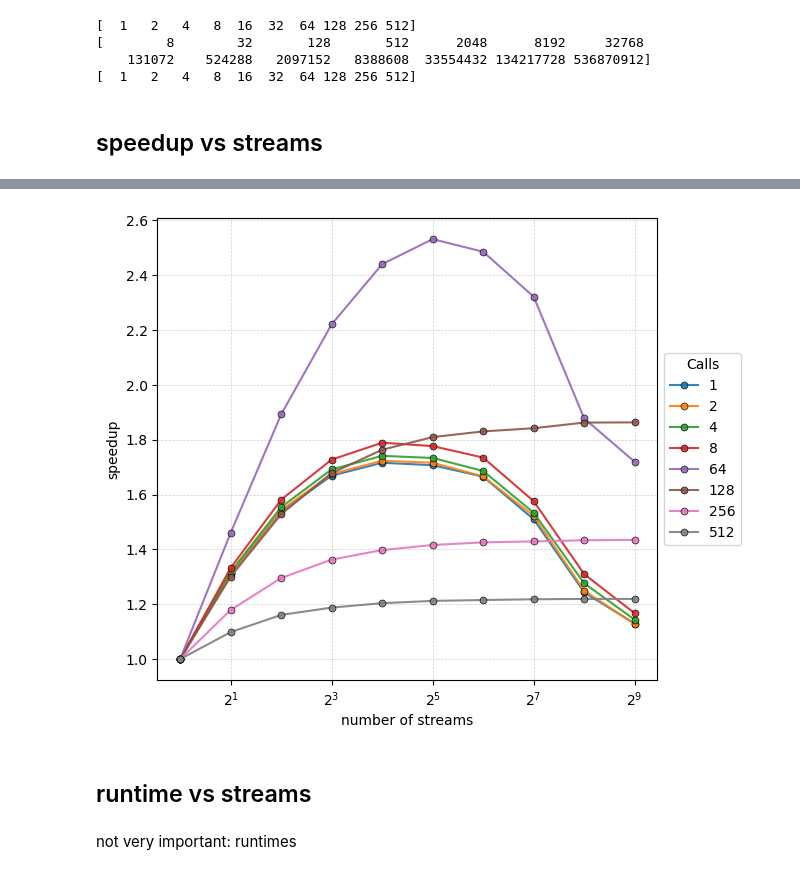
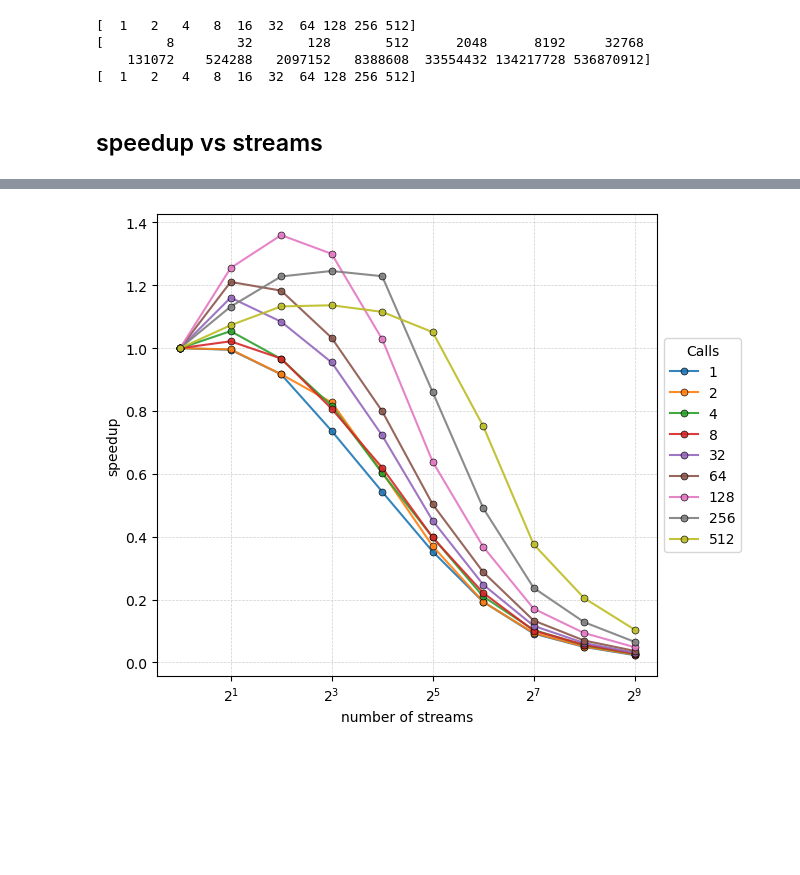
Before and after one commit to grafrap/HPC4WC-overlapping, a Jupyter notebook: measurements/cuda_plots.ipynb, the cells around one changed output, grey strips where cells are left out. Drawn from its saved outputs; the diff is of its cells as text; code cells hidden in the pictures; blank space fills up the shorter version.

```diff
--- a/measurements/cuda_plots.ipynb
+++ b/measurements/cuda_plots.ipynb
@@ -47,41 +47,6 @@ plt.legend(loc='center left', bbox_to_anchor=(1, 0.5), title='Size')
 plt.subplots_adjust(right=0.75)
 
 plt.show()
-
-size = 134217728
-print("results for size = ", size)
-
-sub_df = df[df['Size'] == size]
-times = np.array(sub_df['Time'])
-
-for idx in range(len(numstreams)):
-    improvement = times[0] / times[idx]
-    print(numstreams[idx], " streams, chunksize = ", size / numstreams[idx])
-    print("----- speedup ------", improvement)
-
-size = 8388608
-print("results for size = ", size)
-
-sub_df = df[df['Size'] == size]
-times = np.array(sub_df['Time'])
-
-for idx in range(len(numstreams)):
-    improvement = times[0] / times[idx]
-    print(numstreams[idx], " streams, chunksize = ", size / numstreams[idx])
-    print("----- speedup ------", improvement)
-
-
-
-size = 536870912
-print("results for size = ", size)
-
-sub_df = df[df['Size'] == size]
-times = np.array(sub_df['Time'])
-
-for idx in range(len(numstreams)):
-    improvement = times[0] / times[idx]
-    print(numstreams[idx], " streams, chunksize = ", size / numstreams[idx])
-    print("----- speedup ------", improvement)
 # %% [output]
 [        8        32       128       512      2048      8192     32768
     131072    524288   2097152   8388608  33554432 134217728 536870912]
@@ -352,13 +300,13 @@ print(numstreams)
 [        8        32       128       512      2048      8192     32768
     131072    524288   2097152   8388608  33554432 134217728 536870912]
 [  1   2   4   8  16  32  64 128 256 512]
-# %% [markdown]
-## speedup vs streams
+# %% [markdown]
+## speedup vs streams
 # %%
 plt.figure(figsize=(8, 6))
 print(numcalls)
 
-size = 134217728
+size = 524288 #134217728
 
 for idx, call in enumerate(numcalls):
         sub_df = df_multi[(df_multi['Size'] == size) & (df_multi['Num_Repetitions'] == call) ]
@@ -401,5 +348 @@ Warning: No data for size=134217728 and Num_Repetitions=32
-[figure, old version]
+[figure, new version]
-# %% [markdown]
-## runtime vs streams
-# %% [markdown]
-not very important: runtimes
```
Also changed, not shown: parts of 24 cells of this notebook.
